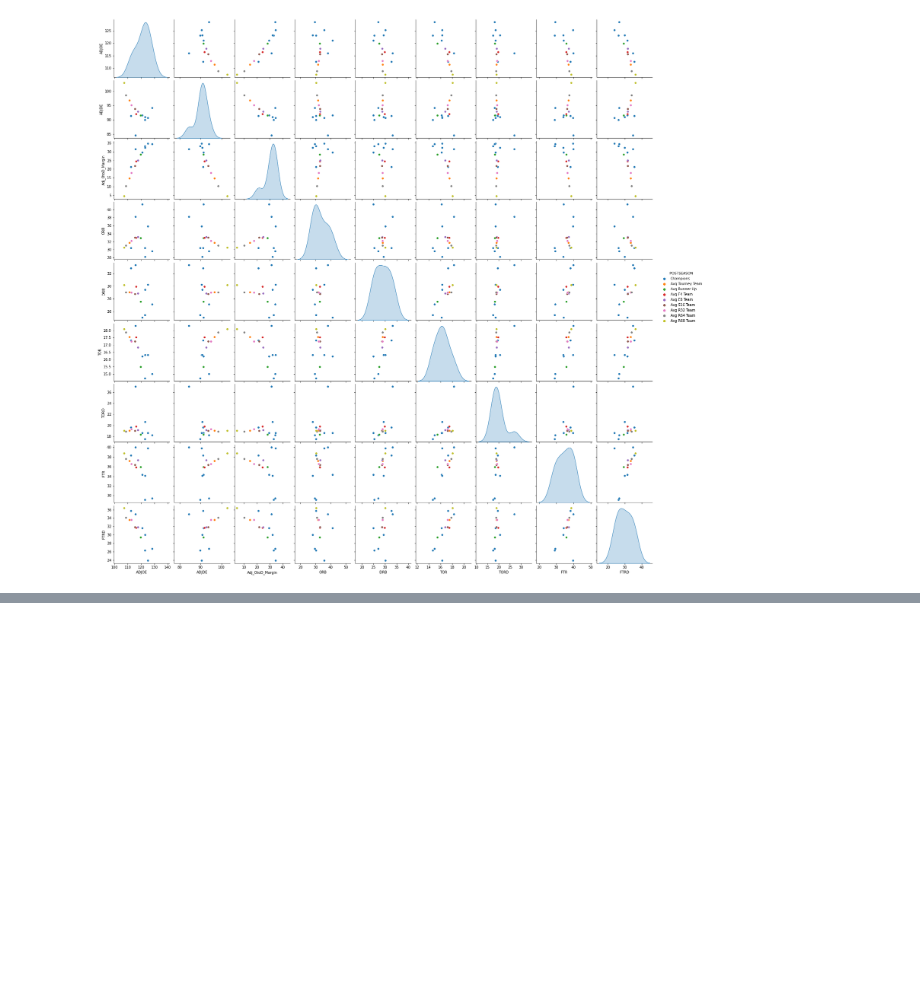
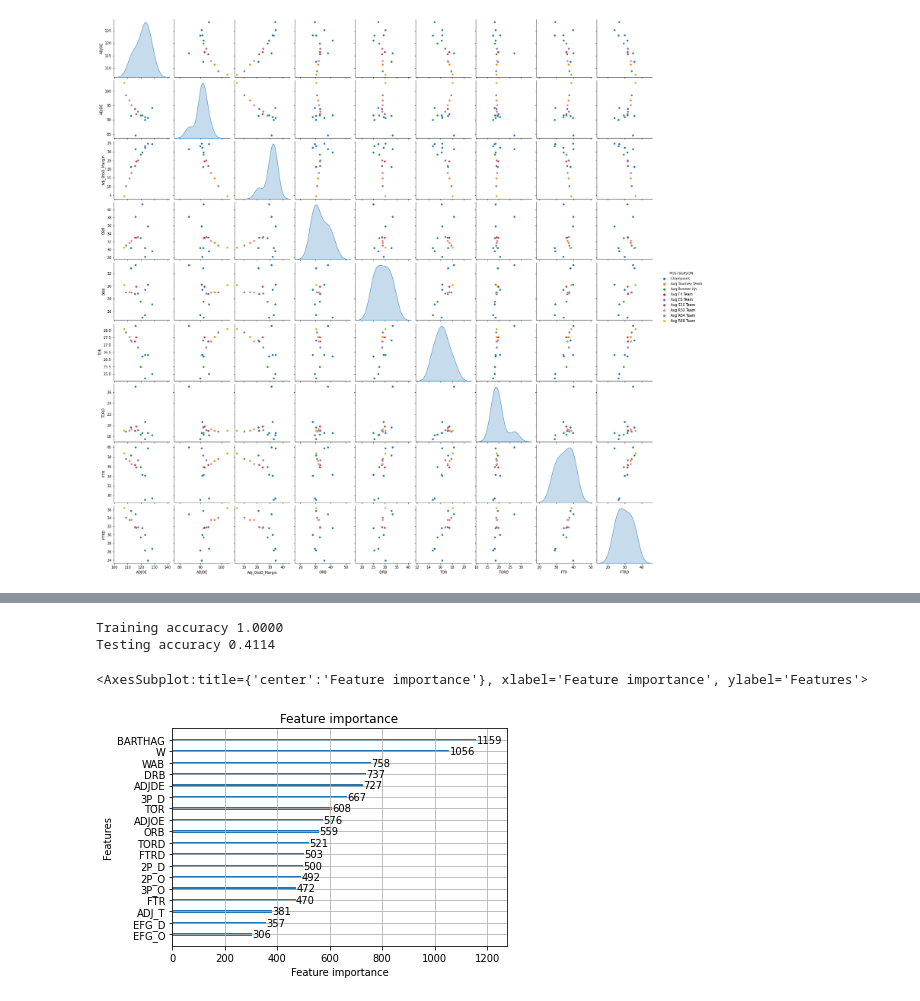
Before and after one commit to mattgilgo/March_Madness, a Jupyter notebook: March_Madness_EDA.ipynb, the cells around one changed output, grey strips where cells are left out. Cells and saved outputs as stored; diff of their text form; code cells hidden in the pictures; blank space fills up the shorter version.

Commit message:
Added LGBM, checking feature importance

```diff
--- a/March_Madness_EDA.ipynb
+++ b/March_Madness_EDA.ipynb
@@ -189,3 +189,20 @@ for year in range(2012,2022):
     fffinal = fffinal.rename(columns={"TeamName": "team"})
     teams_2022_join = team_results.merge(fffinal, on="team")
     historical_df.append(teams_2022_join)
+# %%
+# LGBM (Light Gradient Boosting Model)
+import lightgbm as lgb
+from sklearn.model_selection import train_test_split
+from sklearn import metrics
+
+full_teams_df = teams.append(teams_2021)
+tourney_teams_df = full_teams_df[full_teams_df['POSTSEASON'].notnull()]
+# To define the input and output feature
+x = tourney_teams_df.drop(['G','TEAM','CONF','SEED','POSTSEASON','YEAR','Adj_OtoD_Margin', 'SEED_str'],axis=1)
+y = tourney_teams_df.POSTSEASON
+# train and test split
+x_train,x_test,y_train,y_test = train_test_split(x,y,test_size=0.33,random_state=42)
+# %%
+model = lgb.LGBMClassifier(learning_rate=0.09,max_depth=-5,random_state=42)
+model.fit(x_train,y_train,eval_set=[(x_test,y_test),(x_train,y_train)],
+          verbose=20,eval_metric='logloss')
@@ -191,0 +216,11 @@ for year in range(2012,2022):
+# %%
+print('Training accuracy {:.4f}'.format(model.score(x_train,y_train)))
+print('Testing accuracy {:.4f}'.format(model.score(x_test,y_test)))
+# %% [output]
+Training accuracy 1.0000
+Testing accuracy 0.4114
+# %%
+lgb.plot_importance(model)
+# %% [output]
+<AxesSubplot:title={'center':'Feature importance'}, xlabel='Feature importance', ylabel='Features'>
+[figure, added]
```
Also changed, not shown: parts of 1 cell of this notebook, 1 other file.
